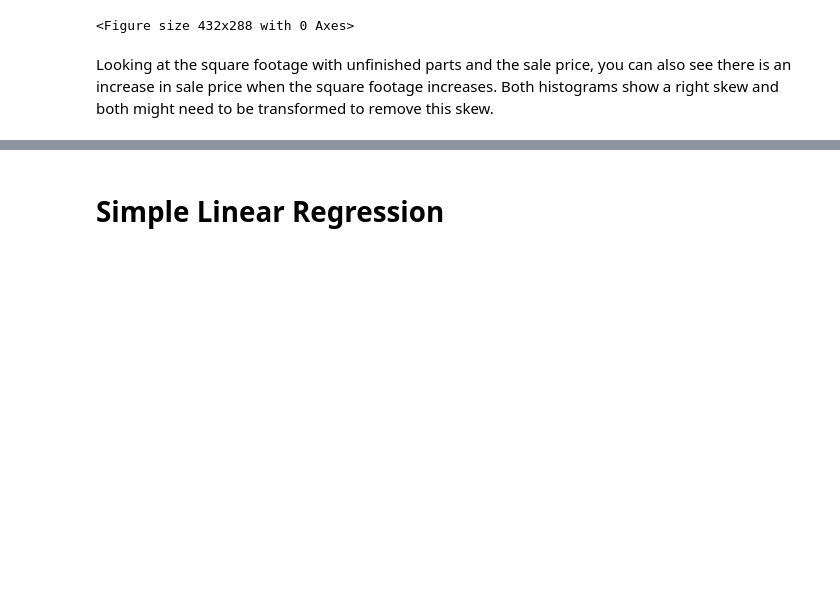
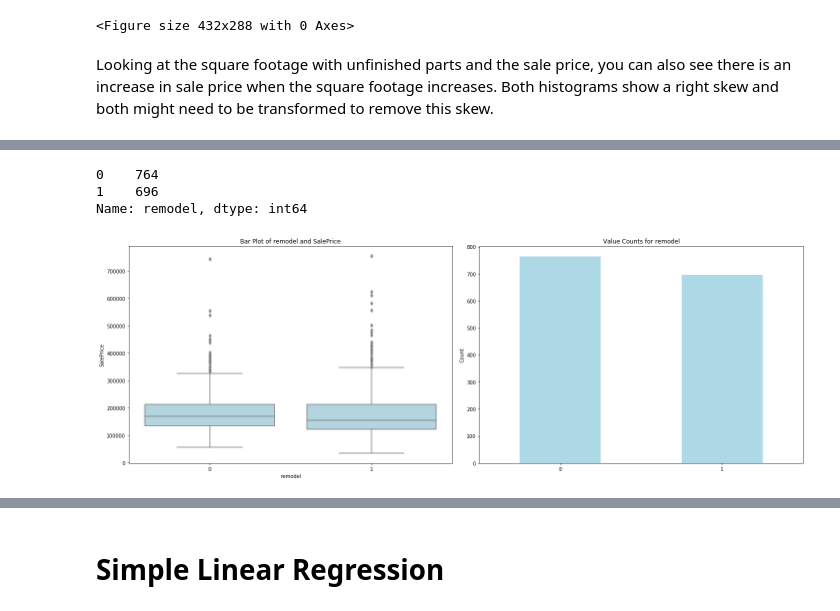
Before and after one commit to matthewcassi/kaggle_competitions, a Jupyter notebook: house_prices/initial_eda.ipynb, the cells around one changed output, grey strips where cells are left out. Drawn from its saved outputs; the diff is of its cells as text; code cells hidden in the pictures; blank space fills up the shorter version.

```diff
--- a/house_prices/initial_eda.ipynb
+++ b/house_prices/initial_eda.ipynb
@@ -578,0 +612,10 @@ Looking at the square footage with unfinished parts and the sale price, you can
+# %%
+train['remodel'].value_counts()
+# %% [output]
+0    764
+1    696
+Name: remodel, dtype: int64
+# %%
+plot.bar_box(train,'remodel','SalePrice')
+# %% [output]
+[figure, added]
```
Also changed, not shown: parts of 20 cells of this notebook.
